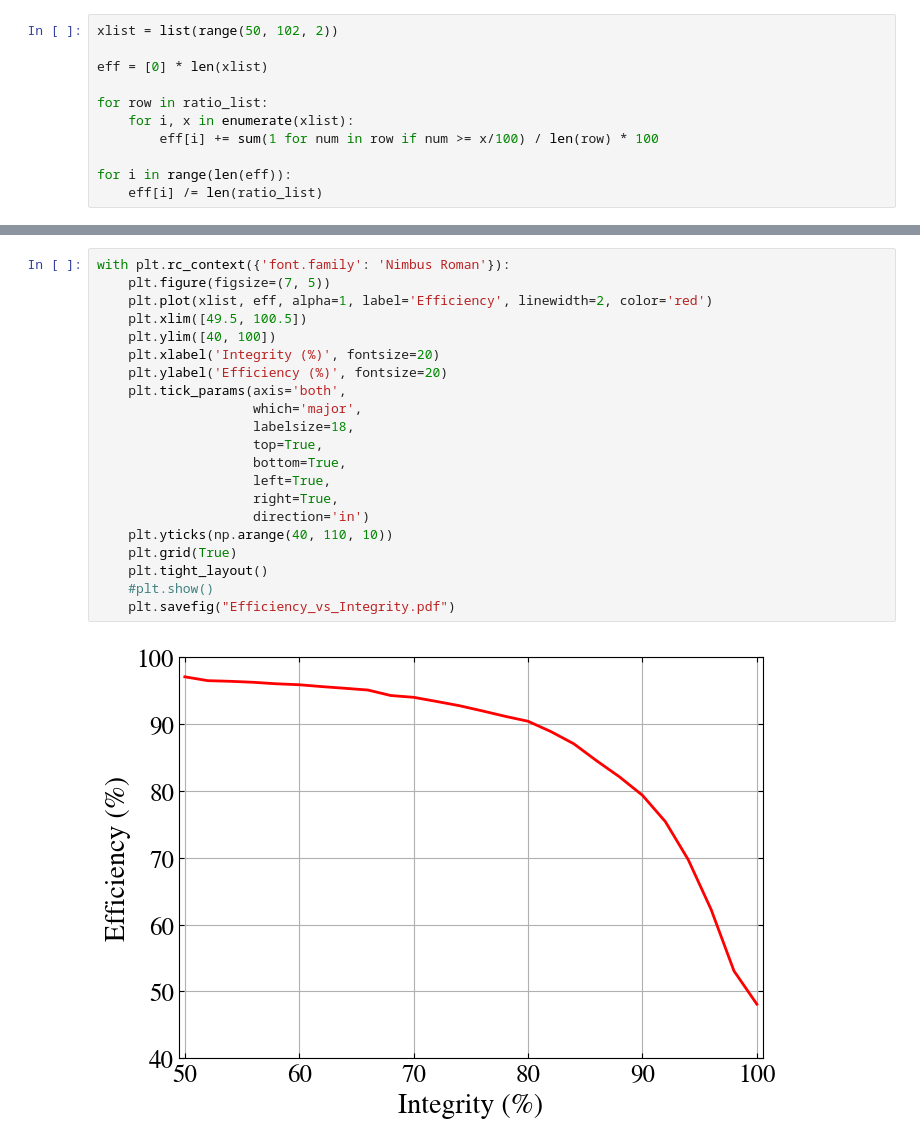
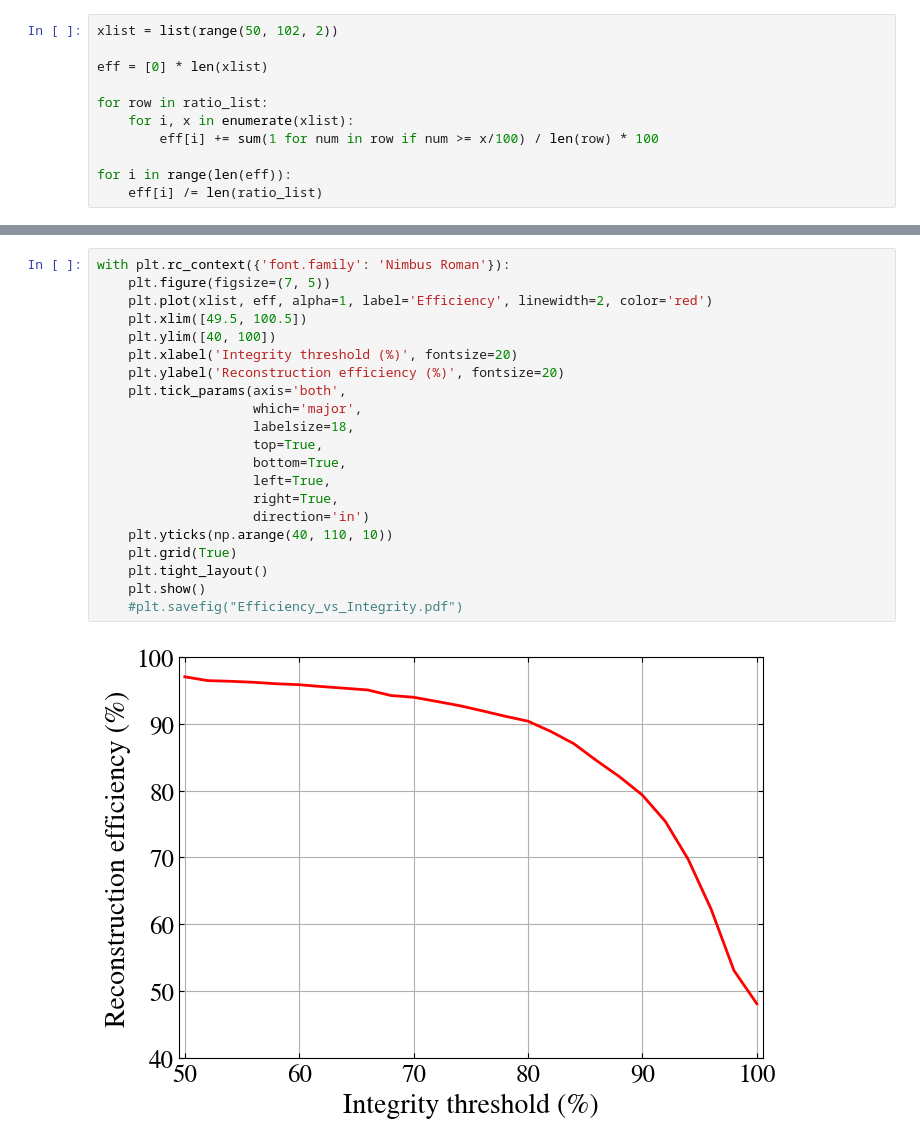
Before and after one commit to YauheniTalochkaN/GNN_tracking_model, a Jupyter notebook: efficiency.ipynb, the cells around one changed output, grey strips where cells are left out. Cells and saved outputs as stored; diff of their text form.

Commit message:
plot

```diff
--- a/efficiency.ipynb
+++ b/efficiency.ipynb
@@ -118,23 +118,23 @@ eff
 # %%
 with plt.rc_context({'font.family': 'Nimbus Roman'}):
     plt.figure(figsize=(7, 5))
     plt.plot(xlist, eff, alpha=1, label='Efficiency', linewidth=2, color='red')
     plt.xlim([49.5, 100.5])
     plt.ylim([40, 100])
-    plt.xlabel('Integrity (%)', fontsize=20)
-    plt.ylabel('Efficiency (%)', fontsize=20)
+    plt.xlabel('Integrity threshold (%)', fontsize=20)
+    plt.ylabel('Reconstruction efficiency (%)', fontsize=20)
     plt.tick_params(axis='both',
                     which='major',
                     labelsize=18,
                     top=True,
                     bottom=True,
                     left=True,
                     right=True,
                     direction='in')
     plt.yticks(np.arange(40, 110, 10))
     plt.grid(True)
     plt.tight_layout()
-    #plt.show()
-    plt.savefig("Efficiency_vs_Integrity.pdf")
+    plt.show()
+    #plt.savefig("Efficiency_vs_Integrity.pdf")
 # %% [output]
-[figure, old version]
+[figure, new version]
```
